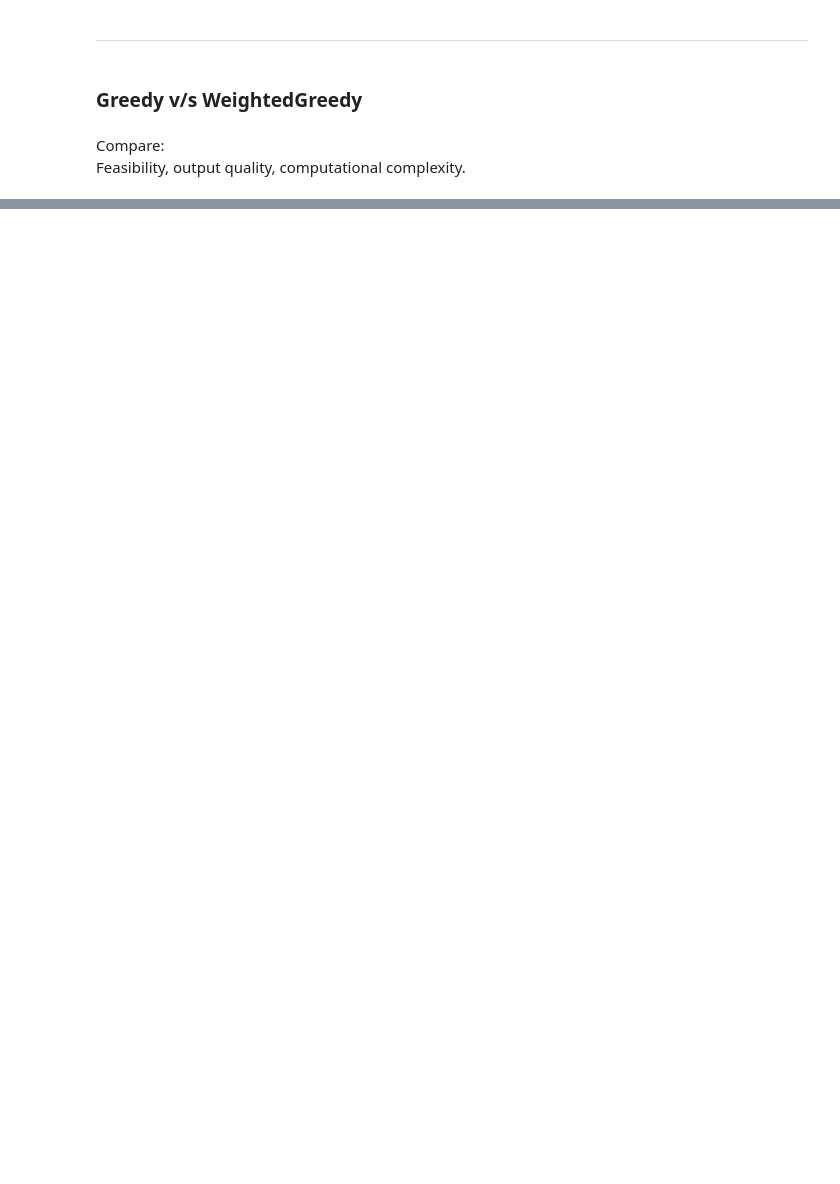
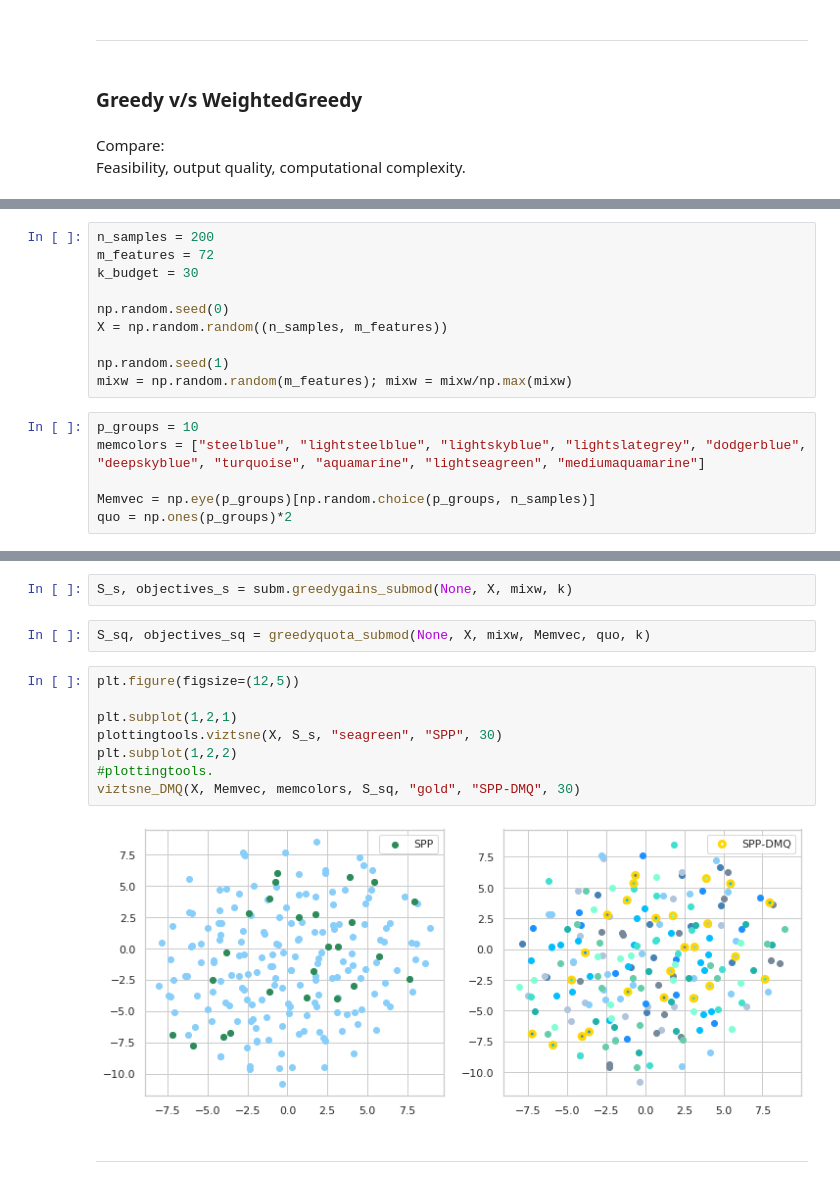
Before and after one commit to neerajaabhyankar/fair-cohort-selection, a Jupyter notebook: discrete-point-process-with-quota.ipynb, the cells around one changed output, grey strips where cells are left out. Saved outputs shown, nothing was run; the diff lists cells and outputs as text; blank space fills up the shorter version.

```diff
--- a/discrete-point-process-with-quota.ipynb
+++ b/discrete-point-process-with-quota.ipynb
@@ -262,0 +226,16 @@ Feasibility, output quality, computational complexity.
+# %%
+n_samples = 200
+m_features = 72
+k_budget = 30
+
+np.random.seed(0)
+X = np.random.random((n_samples, m_features))
+
+np.random.seed(1)
+mixw = np.random.random(m_features); mixw = mixw/np.max(mixw)
+# %%
+p_groups = 10
+memcolors = ["steelblue", "lightsteelblue", "lightskyblue", "lightslategrey", "dodgerblue", "deepskyblue", "turquoise", "aquamarine", "lightseagreen", "mediumaquamarine"]
+
+Memvec = np.eye(p_groups)[np.random.choice(p_groups, n_samples)]
+quo = np.ones(p_groups)*2
@@ -262,0 +256,16 @@ Feasibility, output quality, computational complexity.
+# %%
+S_s, objectives_s = subm.greedygains_submod(None, X, mixw, k)
+# %%
+S_sq, objectives_sq = greedyquota_submod(None, X, mixw, Memvec, quo, k)
+# %%
+plt.figure(figsize=(12,5))
+
+plt.subplot(1,2,1)
+plottingtools.viztsne(X, S_s, "seagreen", "SPP", 30)
+plt.subplot(1,2,2)
+#plottingtools.
+viztsne_DMQ(X, Memvec, memcolors, S_sq, "gold", "SPP-DMQ", 30)
+# %% [output]
+[figure, added]
+# %% [markdown]
+---
```
Also changed, not shown: parts of 36 cells of this notebook, 3 other files.
